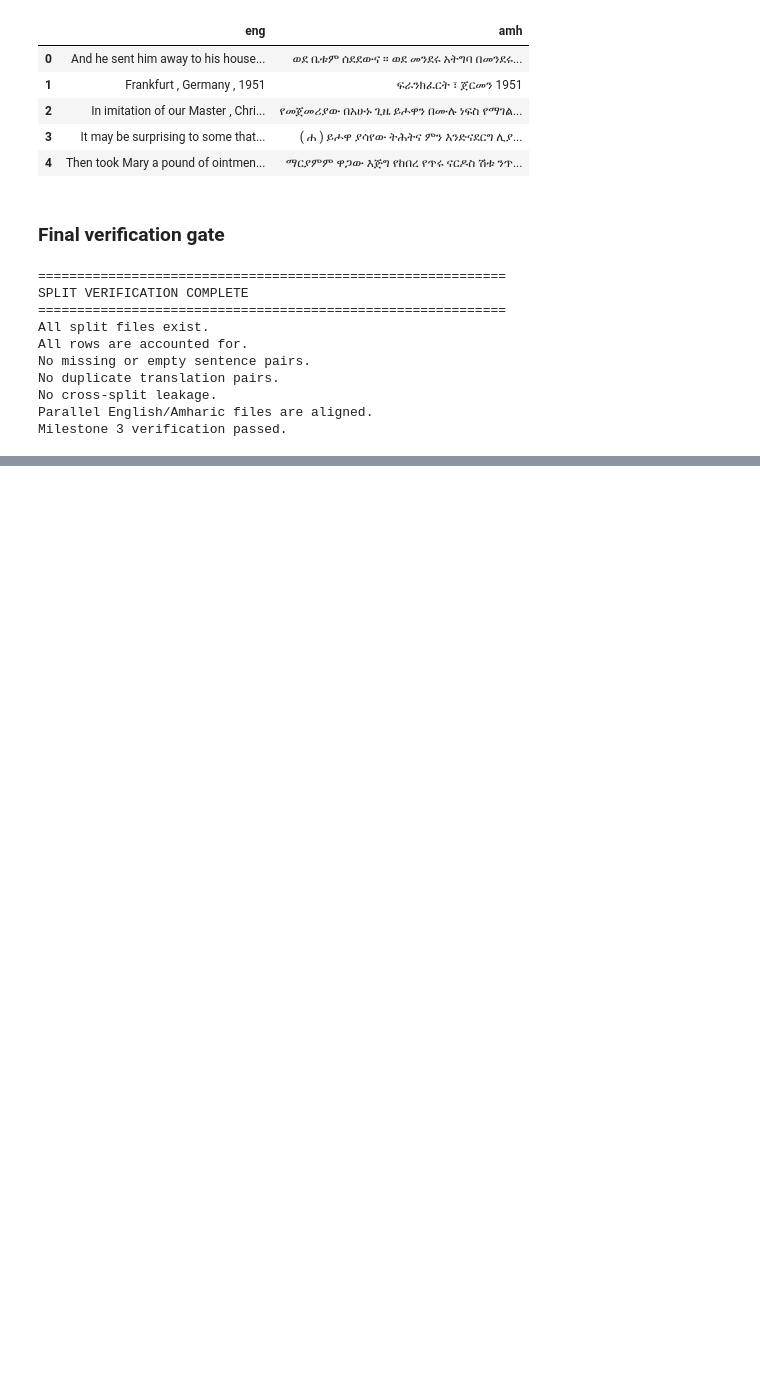
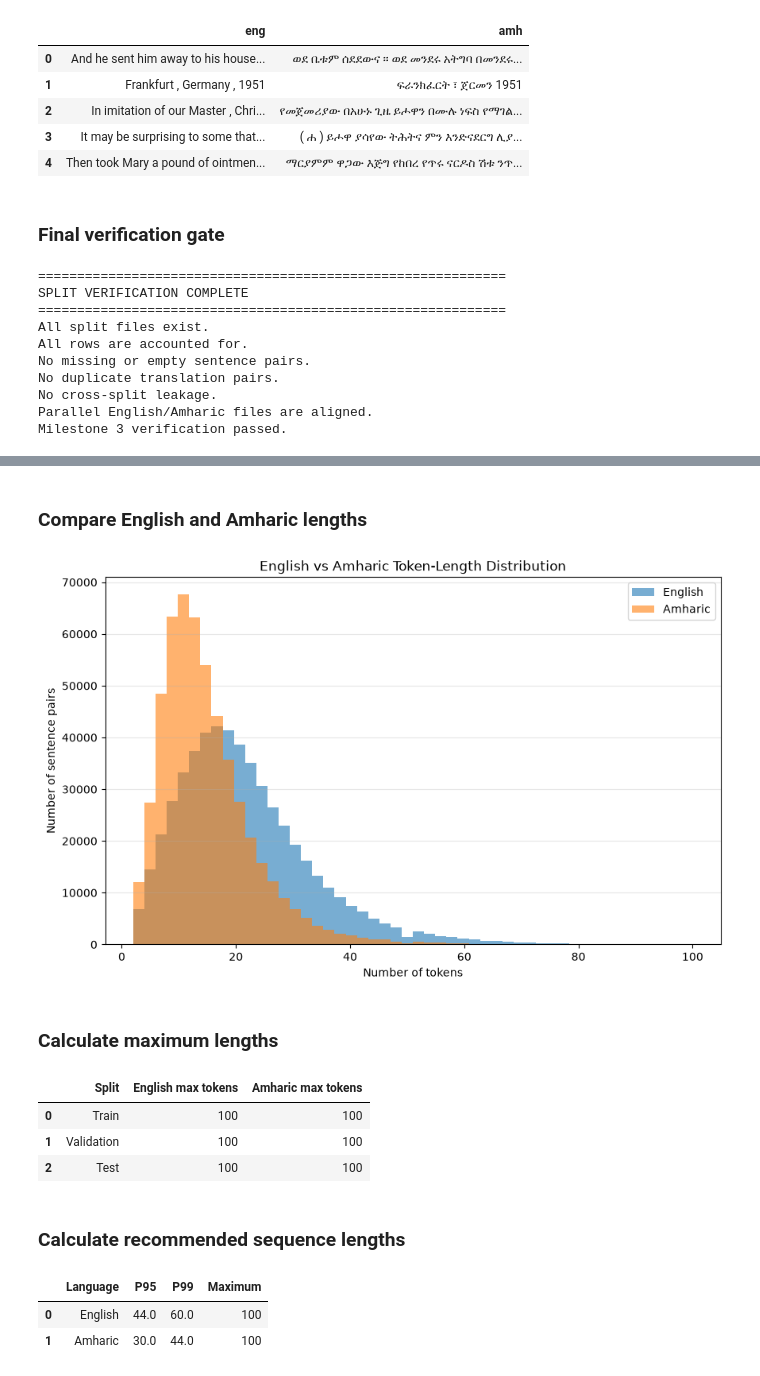
Before and after one commit to 21Oli/neural-machine-translation, a Jupyter notebook: notebooks/02_preprocessing_analysis.ipynb, the cells around one changed output, grey strips where cells are left out. Saved outputs shown, nothing was run; the diff lists cells and outputs as text; code cells hidden in the pictures; blank space fills up the shorter version.

```diff
--- a/notebooks/02_preprocessing_analysis.ipynb
+++ b/notebooks/02_preprocessing_analysis.ipynb
@@ -1155,0 +1661,79 @@ Milestone 3 verification passed.
+# %% [markdown]
+### Compare English and Amharic lengths
+# %%
+plt.figure(figsize=(10, 6))
+
+plt.hist(
+    train_df["eng_token_length"],
+    bins=50,
+    alpha=0.6,
+    label="English",
+)
+
+plt.hist(
+    train_df["amh_token_length"],
+    bins=50,
+    alpha=0.6,
+    label="Amharic",
+)
+
+plt.title("English vs Amharic Token-Length Distribution")
+plt.xlabel("Number of tokens")
+plt.ylabel("Number of sentence pairs")
+plt.legend()
+plt.grid(axis="y", alpha=0.3)
+
+plt.show()
+# %% [output]
+[figure, added]
+# %% [markdown]
+### Calculate maximum lengths
+# %%
+max_lengths = pd.DataFrame(
+    {
+        "Split": ["Train", "Validation", "Test"],
+        "English max tokens": [
+            train_df["eng_token_length"].max(),
+            validation_df["eng_token_length"].max(),
+            test_df["eng_token_length"].max(),
+        ],
+        "Amharic max tokens": [
+            train_df["amh_token_length"].max(),
+            validation_df["amh_token_length"].max(),
+            test_df["amh_token_length"].max(),
+        ],
+    }
+)
+
+max_lengths
+# %% [output]
+|  | Split | English max tokens | Amharic max tokens |
+| 0 | Train | 100 | 100 |
+| 1 | Validation | 100 | 100 |
+| 2 | Test | 100 | 100 |
+# %% [markdown]
+### Calculate recommended sequence lengths
+# %%
+recommended_lengths = pd.DataFrame(
+    {
+        "Language": ["English", "Amharic"],
+        "P95": [
+            train_df["eng_token_length"].quantile(0.95),
+            train_df["amh_token_length"].quantile(0.95),
+        ],
+        "P99": [
+            train_df["eng_token_length"].quantile(0.99),
+            train_df["amh_token_length"].quantile(0.99),
+        ],
+        "Maximum": [
+            train_df["eng_token_length"].max(),
+            train_df["amh_token_length"].max(),
+        ],
+    }
+)
+
+recommended_lengths
+# %% [output]
+|  | Language | P95 | P99 | Maximum |
+| 0 | English | 44.0 | 60.0 | 100 |
+| 1 | Amharic | 30.0 | 44.0 | 100 |
```
Also changed, not shown: parts of 68 cells of this notebook, 4 other files.
